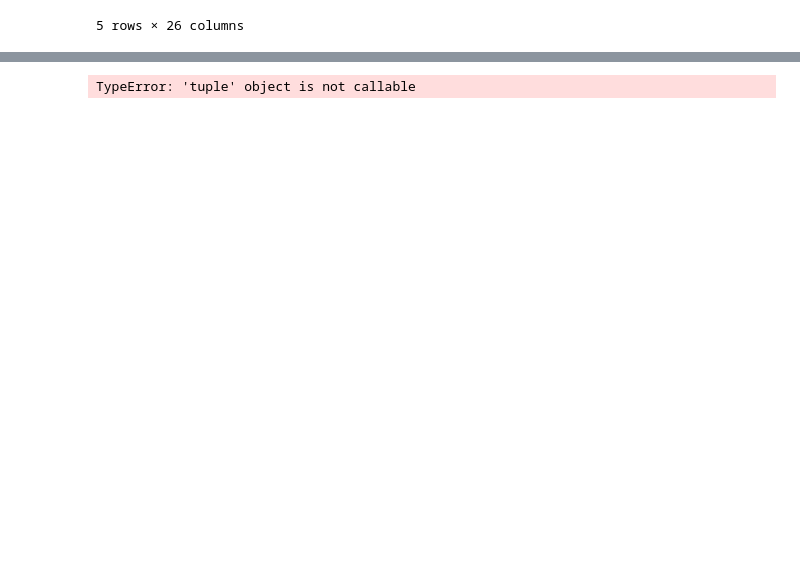
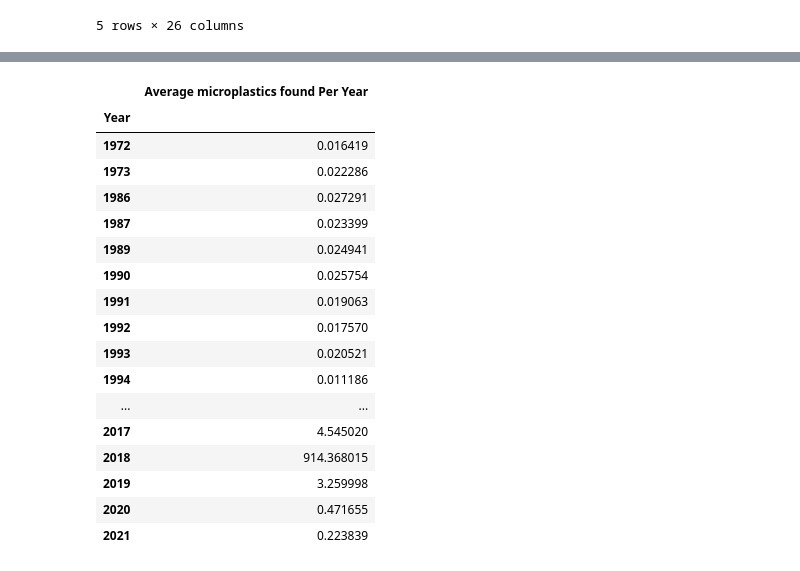
Before and after one commit to emalaki/Project-1, a Jupyter notebook: aa-notebook.ipynb, the cells around one changed output, grey strips where cells are left out. Saved outputs shown, nothing was run; the diff lists cells and outputs as text; code cells hidden in the pictures; blank space fills up the shorter version.

```diff
--- a/aa-notebook.ipynb
+++ b/aa-notebook.ipynb
@@ -99,0 +159,24 @@ See the caveats in the documentation: https://pandas.pydata.org/pandas-docs/stab
+# %%
+date_mean = clean_microplastics_df.groupby(["Year"]).mean()["Measurement"]
+date_mean_df = pd.DataFrame({
+    "Average microplastics found Per Year": date_mean})
+date_mean_df
+# %% [output]
+|  | Average microplastics found Per Year |
+| Year |  |
+| 1972 | 0.016419 |
+| 1973 | 0.022286 |
+| 1986 | 0.027291 |
+| 1987 | 0.023399 |
+| 1989 | 0.024941 |
+| 1990 | 0.025754 |
+| 1991 | 0.019063 |
+| 1992 | 0.017570 |
+| 1993 | 0.020521 |
+| 1994 | 0.011186 |
+| ... | ... |
+| 2017 | 4.545020 |
+| 2018 | 914.368015 |
+| 2019 | 3.259998 |
+| 2020 | 0.471655 |
+| 2021 | 0.223839 |
@@ -100,16 +187,14 @@ See the caveats in the documentation: https://pandas.pydata.org/pandas-docs/stab
 # %%
-#display results for microplastics over time
+# #display results for microplastics over time
 
-sample_df = clean_microplastics_df.sample(n=1000)
-sample_df.head()
+# sample_df = clean_microplastics_df.sample(n=1000)
+# sample_df.head()
 
-x_values = sample_df["Year"]
-y_values = sample_df["Measurement"]
-plt.ylim(0,1)
-plt.bar(x_values,y_values)
-plt.show()
+# x_values = sample_df["Year"]
+# y_values = sample_df["Measurement"]
+# plt.ylim(0,1)
+# plt.bar(x_values,y_values)
+# plt.show()
-# %% [output]
-TypeError: 'tuple' object is not callable
 # %%
 # sample_df.boxplot(column="Measurement",by="Date")
 # plt.show()
```
Also changed, not shown: parts of 11 cells of this notebook.
